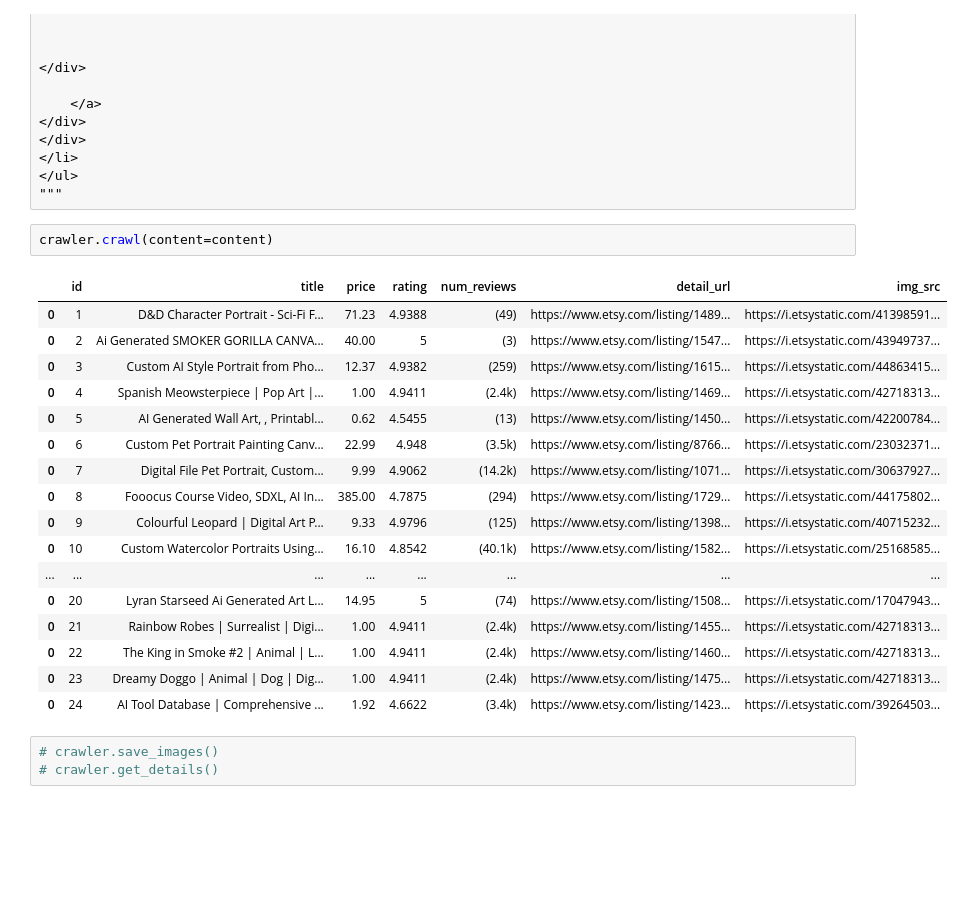
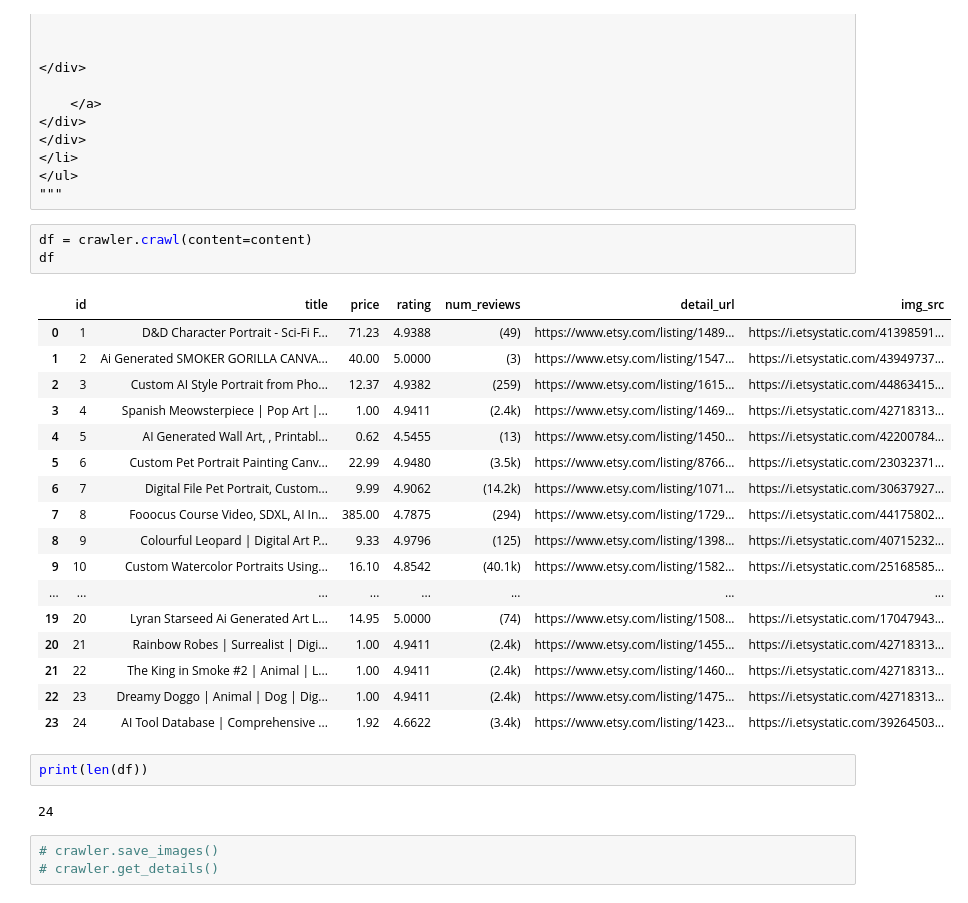
Before and after one commit to jjmmwon/ai-art-research, a Jupyter notebook: crawling.ipynb, the cells around one changed output. Cells and saved outputs as stored; diff of their text form; blank space fills up the shorter version.

```diff
--- a/crawling.ipynb
+++ b/crawling.ipynb
@@ -7396,25 +7396,30 @@ content = """
 </ul>
 """
 # %%
-crawler.crawl(content=content)
+df = crawler.crawl(content=content)
+df
 # %% [output]
 |  | id | title | price | rating | num_reviews | detail_url | img_src |
 | 0 | 1 | D&D Character Portrait - Sci-Fi F... | 71.23 | 4.9388 | (49) | https://www.etsy.com/listing/1489... | https://i.etsystatic.com/41398591... |
-| 0 | 2 | Ai Generated SMOKER GORILLA CANVA... | 40.00 | 5 | (3) | https://www.etsy.com/listing/1547... | https://i.etsystatic.com/43949737... |
-| 0 | 3 | Custom AI Style Portrait from Pho... | 12.37 | 4.9382 | (259) | https://www.etsy.com/listing/1615... | https://i.etsystatic.com/44863415... |
-| 0 | 4 | Spanish Meowsterpiece | Pop Art |... | 1.00 | 4.9411 | (2.4k) | https://www.etsy.com/listing/1469... | https://i.etsystatic.com/42718313... |
-| 0 | 5 | AI Generated Wall Art, , Printabl... | 0.62 | 4.5455 | (13) | https://www.etsy.com/listing/1450... | https://i.etsystatic.com/42200784... |
-| 0 | 6 | Custom Pet Portrait Painting Canv... | 22.99 | 4.948 | (3.5k) | https://www.etsy.com/listing/8766... | https://i.etsystatic.com/23032371... |
-| 0 | 7 | Digital File Pet Portrait, Custom... | 9.99 | 4.9062 | (14.2k) | https://www.etsy.com/listing/1071... | https://i.etsystatic.com/30637927... |
-| 0 | 8 | Fooocus Course Video, SDXL, AI In... | 385.00 | 4.7875 | (294) | https://www.etsy.com/listing/1729... | https://i.etsystatic.com/44175802... |
-| 0 | 9 | Colourful Leopard | Digital Art P... | 9.33 | 4.9796 | (125) | https://www.etsy.com/listing/1398... | https://i.etsystatic.com/40715232... |
-| 0 | 10 | Custom Watercolor Portraits Using... | 16.10 | 4.8542 | (40.1k) | https://www.etsy.com/listing/1582... | https://i.etsystatic.com/25168585... |
+| 1 | 2 | Ai Generated SMOKER GORILLA CANVA... | 40.00 | 5.0000 | (3) | https://www.etsy.com/listing/1547... | https://i.etsystatic.com/43949737... |
+| 2 | 3 | Custom AI Style Portrait from Pho... | 12.37 | 4.9382 | (259) | https://www.etsy.com/listing/1615... | https://i.etsystatic.com/44863415... |
+| 3 | 4 | Spanish Meowsterpiece | Pop Art |... | 1.00 | 4.9411 | (2.4k) | https://www.etsy.com/listing/1469... | https://i.etsystatic.com/42718313... |
+| 4 | 5 | AI Generated Wall Art, , Printabl... | 0.62 | 4.5455 | (13) | https://www.etsy.com/listing/1450... | https://i.etsystatic.com/42200784... |
+| 5 | 6 | Custom Pet Portrait Painting Canv... | 22.99 | 4.9480 | (3.5k) | https://www.etsy.com/listing/8766... | https://i.etsystatic.com/23032371... |
+| 6 | 7 | Digital File Pet Portrait, Custom... | 9.99 | 4.9062 | (14.2k) | https://www.etsy.com/listing/1071... | https://i.etsystatic.com/30637927... |
+| 7 | 8 | Fooocus Course Video, SDXL, AI In... | 385.00 | 4.7875 | (294) | https://www.etsy.com/listing/1729... | https://i.etsystatic.com/44175802... |
+| 8 | 9 | Colourful Leopard | Digital Art P... | 9.33 | 4.9796 | (125) | https://www.etsy.com/listing/1398... | https://i.etsystatic.com/40715232... |
+| 9 | 10 | Custom Watercolor Portraits Using... | 16.10 | 4.8542 | (40.1k) | https://www.etsy.com/listing/1582... | https://i.etsystatic.com/25168585... |
 | ... | ... | ... | ... | ... | ... | ... | ... |
-| 0 | 20 | Lyran Starseed Ai Generated Art L... | 14.95 | 5 | (74) | https://www.etsy.com/listing/1508... | https://i.etsystatic.com/17047943... |
-| 0 | 21 | Rainbow Robes | Surrealist | Digi... | 1.00 | 4.9411 | (2.4k) | https://www.etsy.com/listing/1455... | https://i.etsystatic.com/42718313... |
-| 0 | 22 | The King in Smoke #2 | Animal | L... | 1.00 | 4.9411 | (2.4k) | https://www.etsy.com/listing/1460... | https://i.etsystatic.com/42718313... |
-| 0 | 23 | Dreamy Doggo | Animal | Dog | Dig... | 1.00 | 4.9411 | (2.4k) | https://www.etsy.com/listing/1475... | https://i.etsystatic.com/42718313... |
-| 0 | 24 | AI Tool Database | Comprehensive ... | 1.92 | 4.6622 | (3.4k) | https://www.etsy.com/listing/1423... | https://i.etsystatic.com/39264503... |
+| 19 | 20 | Lyran Starseed Ai Generated Art L... | 14.95 | 5.0000 | (74) | https://www.etsy.com/listing/1508... | https://i.etsystatic.com/17047943... |
+| 20 | 21 | Rainbow Robes | Surrealist | Digi... | 1.00 | 4.9411 | (2.4k) | https://www.etsy.com/listing/1455... | https://i.etsystatic.com/42718313... |
+| 21 | 22 | The King in Smoke #2 | Animal | L... | 1.00 | 4.9411 | (2.4k) | https://www.etsy.com/listing/1460... | https://i.etsystatic.com/42718313... |
+| 22 | 23 | Dreamy Doggo | Animal | Dog | Dig... | 1.00 | 4.9411 | (2.4k) | https://www.etsy.com/listing/1475... | https://i.etsystatic.com/42718313... |
+| 23 | 24 | AI Tool Database | Comprehensive ... | 1.92 | 4.6622 | (3.4k) | https://www.etsy.com/listing/1423... | https://i.etsystatic.com/39264503... |
+# %%
+print(len(df))
+# %% [output]
+24
 # %%
 # crawler.save_images()
 # crawler.get_details()
```
